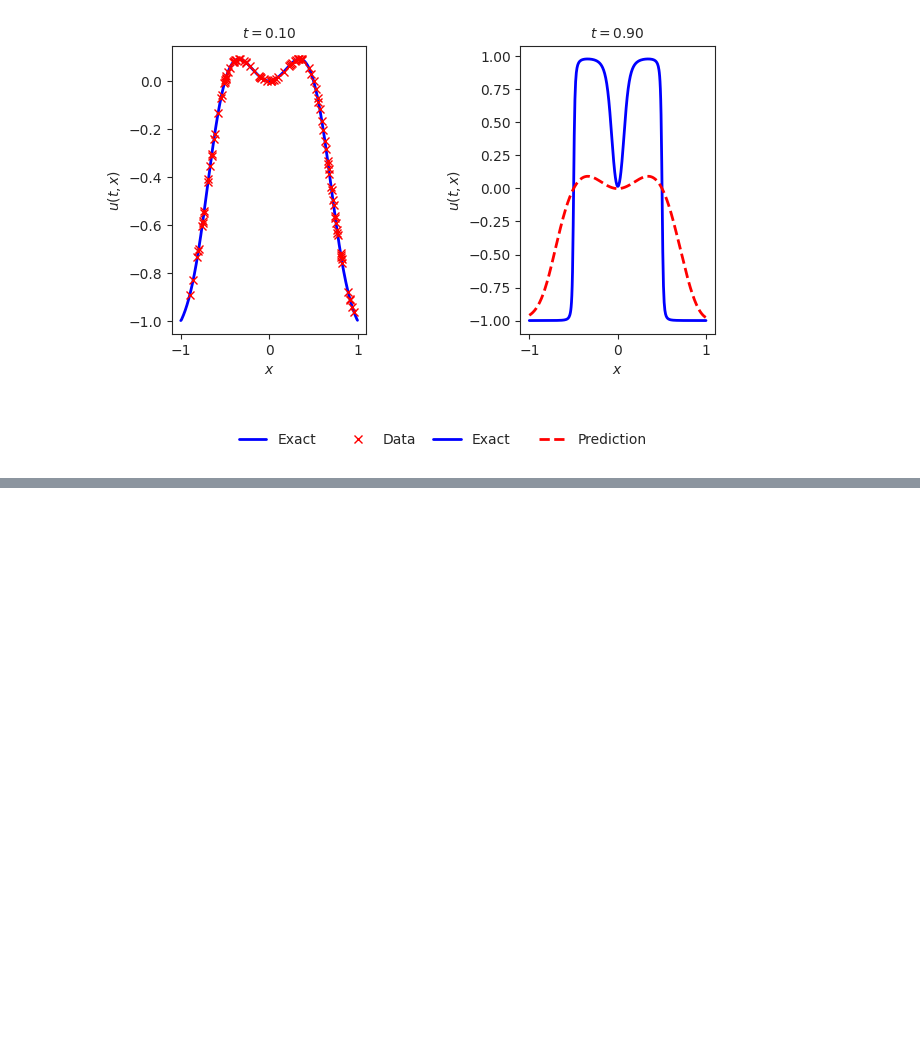
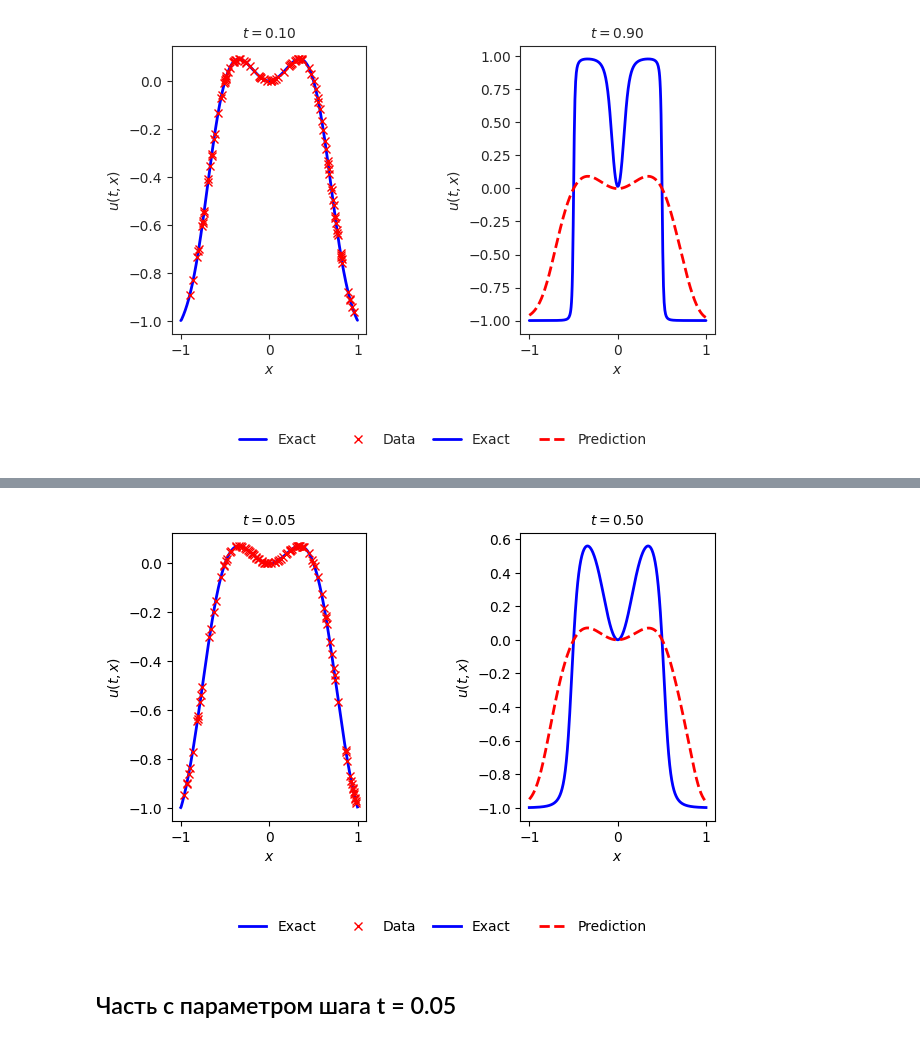
Before and after one commit to SaquamarineS/PINN_course, a Jupyter notebook: HW_2/HW_2_DS_part.ipynb, the cells around one changed output, grey strips where cells are left out. Saved outputs shown, nothing was run; the diff lists cells and outputs as text; code cells hidden in the pictures; blank space fills up the shorter version.

Commit message:
run models with another time steps and heve good results

```diff
--- a/HW_2/HW_2_DS_part.ipynb
+++ b/HW_2/HW_2_DS_part.ipynb
@@ -226,0 +267,10 @@ plt.show()
+# %%
+# Инициализация модели
+model = PhysicsInformedNN(x0, u0, x, layers, dt, lb, ub, q)
+
+# Обучение модели
+model.train(iterations)
+
+# Предсказания после тренировки
+x_star = x  # Для предсказаний по всем пространственным точкам
+U1_pred = model.predict(x_star)  # Предсказания модели
@@ -226,0 +289,34 @@ plt.show()
+# %%
+# Plotting the results
+import matplotlib.gridspec as gridspec
+
+# Define the grid for subplots
+gs1 = gridspec.GridSpec(1, 2)
+
+# First plot at time t0
+ax1 = plt.subplot(gs1[0, 0])
+ax1.plot(x, Exact[idx_t0, :], 'b-', linewidth=2, label='Exact')  # Exact solution at t0
+ax1.plot(x0, u0, 'rx', linewidth=2, label='Data')  # Initial condition
+ax1.set_xlabel('$x$')
+ax1.set_ylabel('$u(t, x)$')
+ax1.set_title('$t = %.2f$' % (t[idx_t0]), fontsize=10)
+ax1.set_xlim([lb - 0.1, ub + 0.1])
+ax1.legend(loc='upper center', bbox_to_anchor=(0.8, -0.3), ncol=2, frameon=False)
+
+# Second plot at time t1
+ax2 = plt.subplot(gs1[0, 1])
+ax2.plot(x, Exact[idx_t1, :], 'b-', linewidth=2, label='Exact')  # Exact solution at t1
+ax2.plot(x_star, U1_pred.numpy()[:, 0], 'r--', linewidth=2, label='Prediction')  # Predicted solution
+ax2.set_xlabel('$x$')
+ax2.set_ylabel('$u(t, x)$')
+ax2.set_title('$t = %.2f$' % (t[idx_t1]), fontsize=10)
+ax2.set_xlim([lb - 0.1, ub + 0.1])
+ax2.legend(loc='upper center', bbox_to_anchor=(0.1, -0.3), ncol=2, frameon=False)
+
+# Display the plots
+plt.tight_layout()
+plt.show()
+# %% [output]
+[figure, added]
+# %% [markdown]
+## Часть с параметром шага t = 0.05
```
Also changed, not shown: parts of 7 cells of this notebook, 1 other file.
